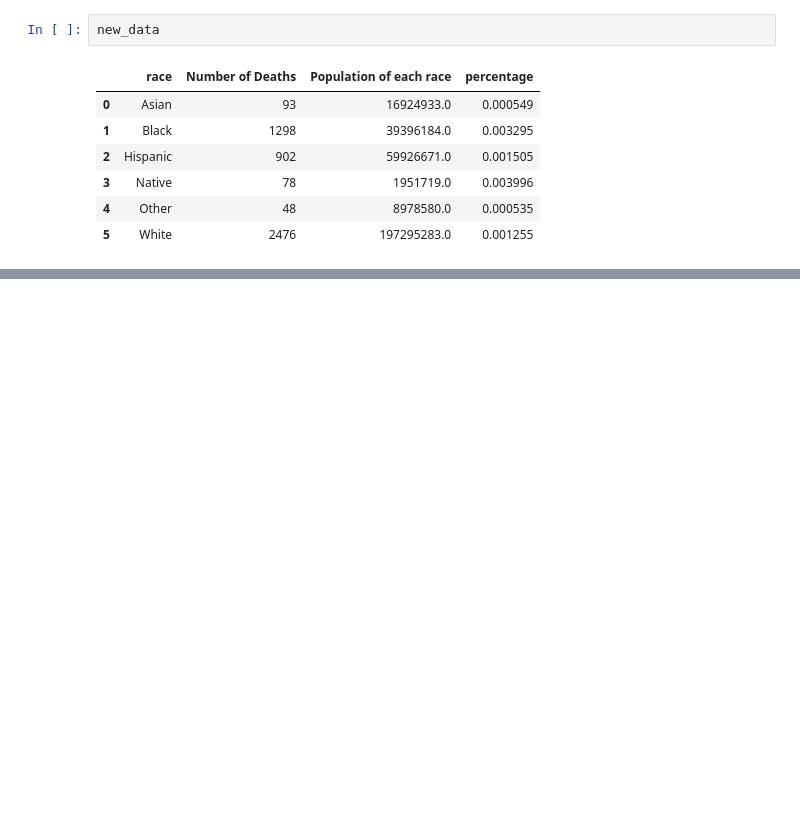
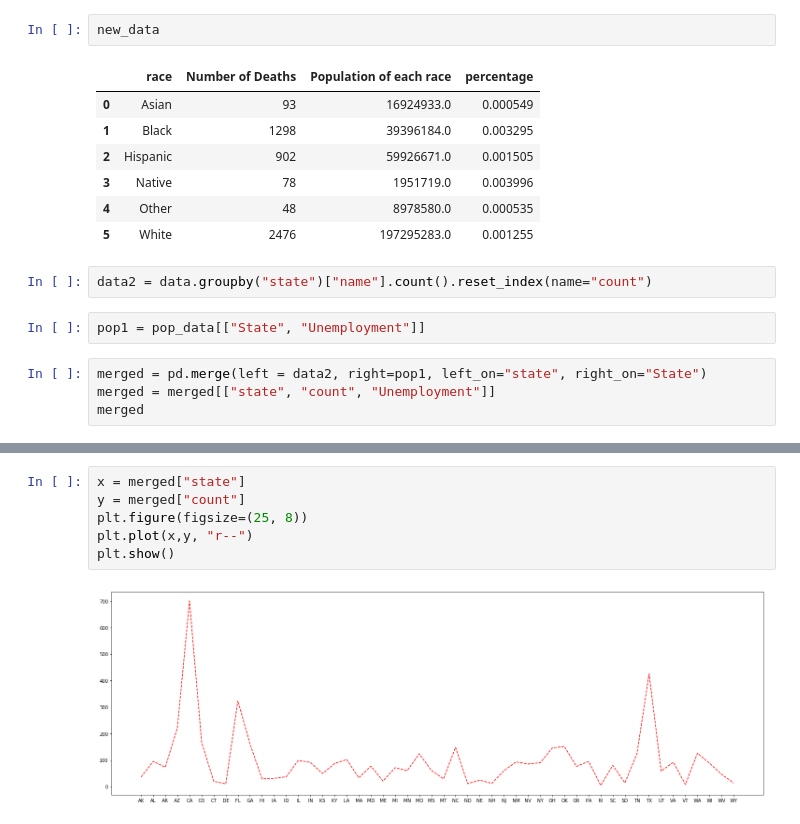
Before and after one commit to javsanbel2/betaproject, a Jupyter notebook: beta_danish.ipynb, the cells around one changed output, grey strips where cells are left out. Saved outputs shown, nothing was run; the diff lists cells and outputs as text; blank space fills up the shorter version.

```diff
--- a/beta_danish.ipynb
+++ b/beta_danish.ipynb
@@ -129,3 +131,11 @@ new_data
 | 3 | Native | 78 | 1951719.0 | 0.003996 |
 | 4 | Other | 48 | 8978580.0 | 0.000535 |
 | 5 | White | 2476 | 197295283.0 | 0.001255 |
+# %%
+data2 = data.groupby("state")["name"].count().reset_index(name="count")
+# %%
+pop1 = pop_data[["State", "Unemployment"]]
+# %%
+merged = pd.merge(left = data2, right=pop1, left_on="state", right_on="State")
+merged = merged[["state", "count", "Unemployment"]]
+merged
@@ -131,0 +160,8 @@ new_data
+# %%
+x = merged["state"]
+y = merged["count"]
+plt.figure(figsize=(25, 8))
+plt.plot(x,y, "r--")
+plt.show()
+# %% [output]
+[figure, added]
```
Also changed, not shown: parts of 3 cells of this notebook.
